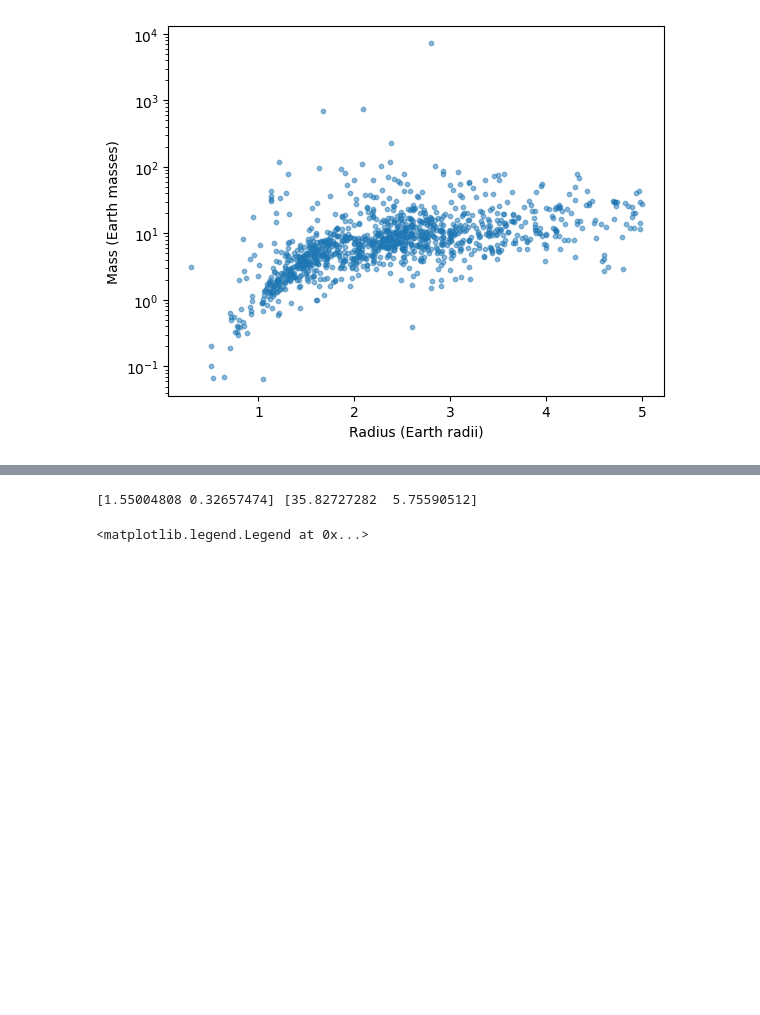
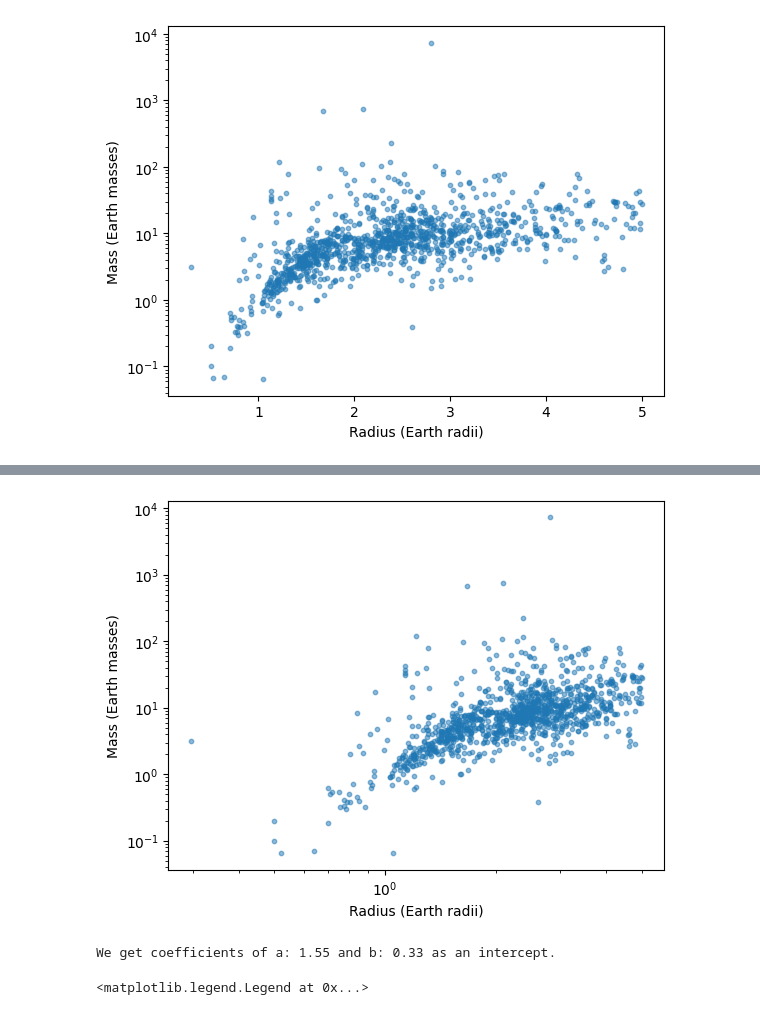
Before and after one commit to eiseleb47/DataScience, a Jupyter notebook: Worksheet_4/worksheet_Benjamin.ipynb, the cells around one changed output, grey strips where cells are left out. Cells and saved outputs as stored; diff of their text form; code cells hidden in the pictures; blank space fills up the shorter version.

```diff
--- a/Worksheet_4/worksheet_Benjamin.ipynb
+++ b/Worksheet_4/worksheet_Benjamin.ipynb
@@ -44,3 +52,13 @@ Text(0, 0.5, 'Mass (Earth masses)')
+# %%
+plt.scatter(sample_B['pl_rade'], sample_B['pl_masse'], alpha=0.5, s=10)
+plt.xscale('log')
+plt.yscale('log')
+plt.xlabel('Radius (Earth radii)')
+plt.ylabel('Mass (Earth masses)')
+plt.savefig('simple_planetary_mass_loglog.png', dpi=150, bbox_inches='tight')
+plt.show()
+# %% [output]
+[figure, added]
 # %%
 EARTH_RADIUS_KM = 6378.13
 EARTH_MASS = 5.972  # in units of 1e24 kg (= 1 Earth mass)
@@ -76,9 +94,9 @@ log_M = np.log10(sample_B['pl_masse'].values)
 X = np.column_stack([log_R, np.ones(len(log_R))])
 
 coeffs_ols, residuals, rank, s = np.linalg.lstsq(X, log_M, rcond=None)
-print(coeffs_ols, s)
+print("We get coefficients of a: {:.2f} and b: {:.2f} as an intercept.".format(coeffs_ols[0], coeffs_ols[1]))
 # %% [output]
-[1.55004808 0.32657474] [35.82727282  5.75590512]
+We get coefficients of a: 1.55 and b: 0.33 as an intercept.
 # %%
 # Plot of best fit.
 plt.plot(log_R, coeffs_ols[0] * log_R + coeffs_ols[1], label='Best-Fit', c='red')
```
Also changed, not shown: parts of 1 cell of this notebook, 1 other file.
